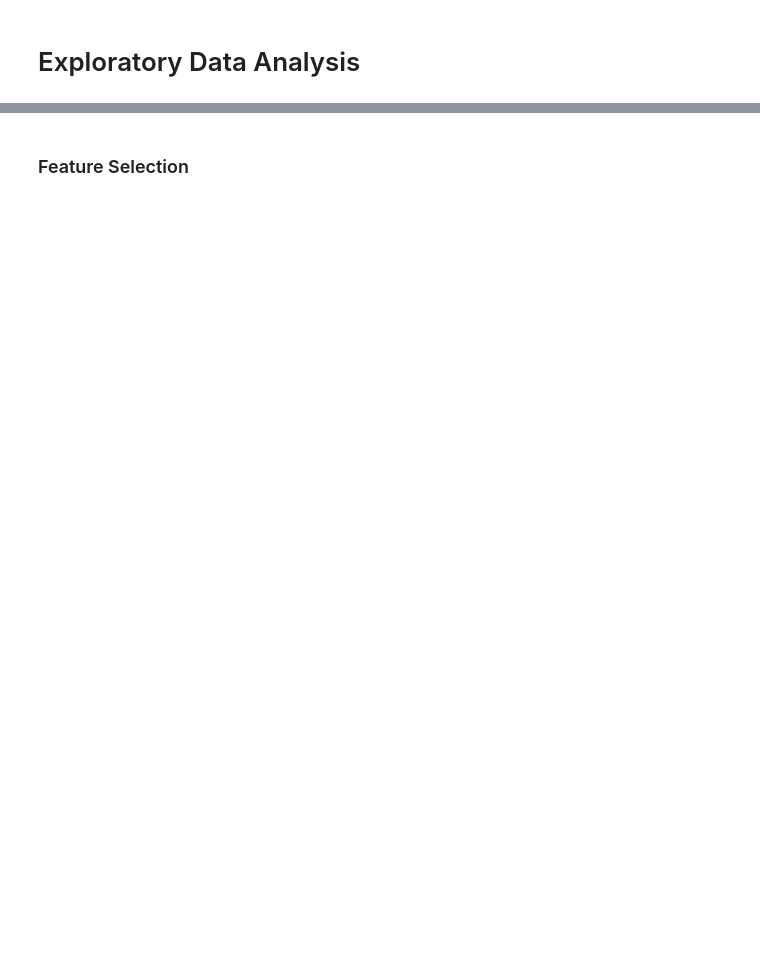
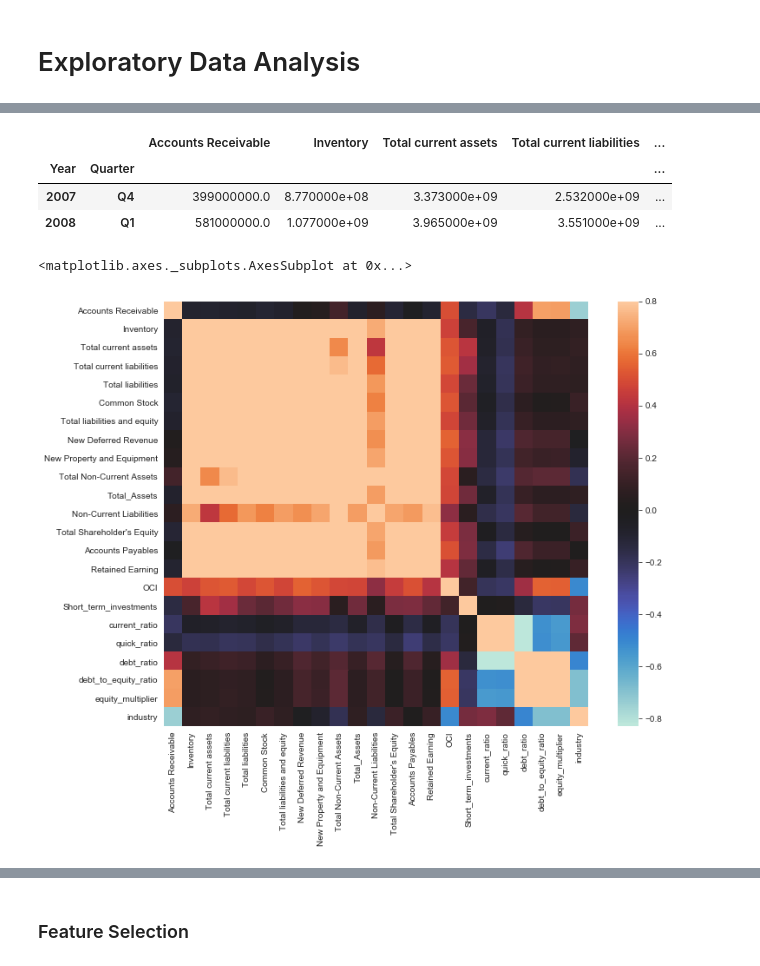
Before and after one commit to mcsw311093/Data-Cleaning-and-Analysis, a Jupyter notebook: Analysis.ipynb, the cells around one changed output, grey strips where cells are left out. Drawn from its saved outputs; the diff is of its cells as text; code cells hidden in the pictures; blank space fills up the shorter version.

```diff
--- a/Analysis.ipynb
+++ b/Analysis.ipynb
@@ -182,0 +312,27 @@ Finally we will run our experiments, analyse our data and report our findings.
+# %%
+# Take out the categoriacal variables.
+no_cat_list = [name for name in main_df.columns.tolist() if main_df[name].dtypes != object]
+# %%
+no_cat_df = main_df[no_cat_list]
+# %%
+# Take out the indicator variables.
+filtered_list = [name for name in no_cat_df.columns.tolist() if 'missing' not in name]
+# %%
+filtered_df = no_cat_df[filtered_list]
+# %%
+filtered_df.head(2)
+# %% [output]
+|  |  | Accounts Receivable | Inventory | Total current assets | Total current liabilities | ... |
+| Year | Quarter |  |  |  |  | ... |
+| 2007 | Q4 | 399000000.0 | 8.770000e+08 | 3.373000e+09 | 2.532000e+09 | ... |
+| 2008 | Q1 | 581000000.0 | 1.077000e+09 | 3.965000e+09 | 3.551000e+09 | ... |
+# %%
+# Heatmap to show correlation among the continuous variable.
+corrmat = filtered_df.corr()
+f, ax = plt.subplots(figsize=(12,9))
+
+# Aim: see who is related to who, to increase predicatability and control over-inflated statistical significance.
+sns.heatmap(corrmat, vmax=.8, square=True, center=0)
+# %% [output]
+<matplotlib.axes._subplots.AxesSubplot at 0x...>
+[figure, added]
```
Also changed, not shown: parts of 84 cells of this notebook.
